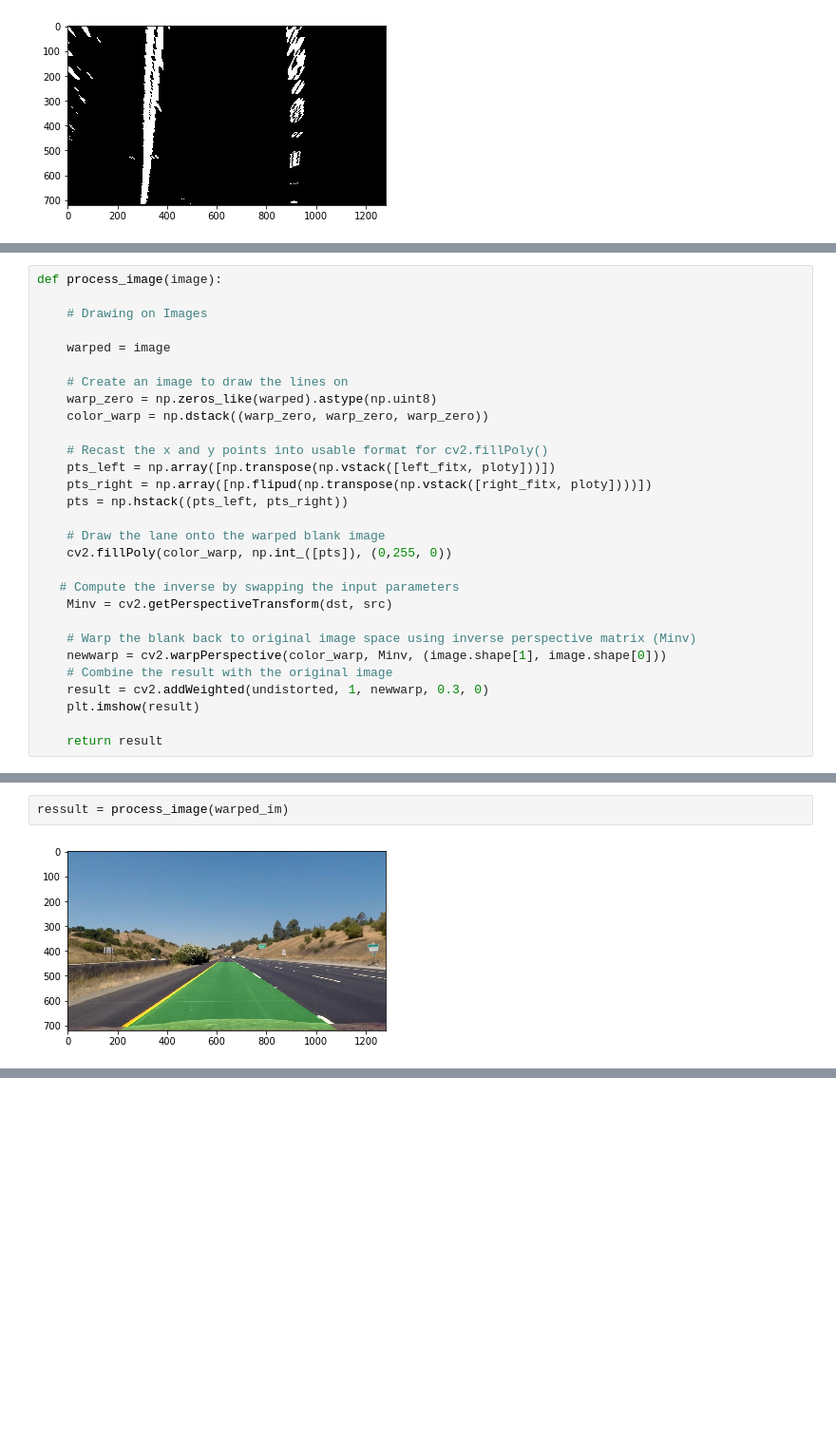
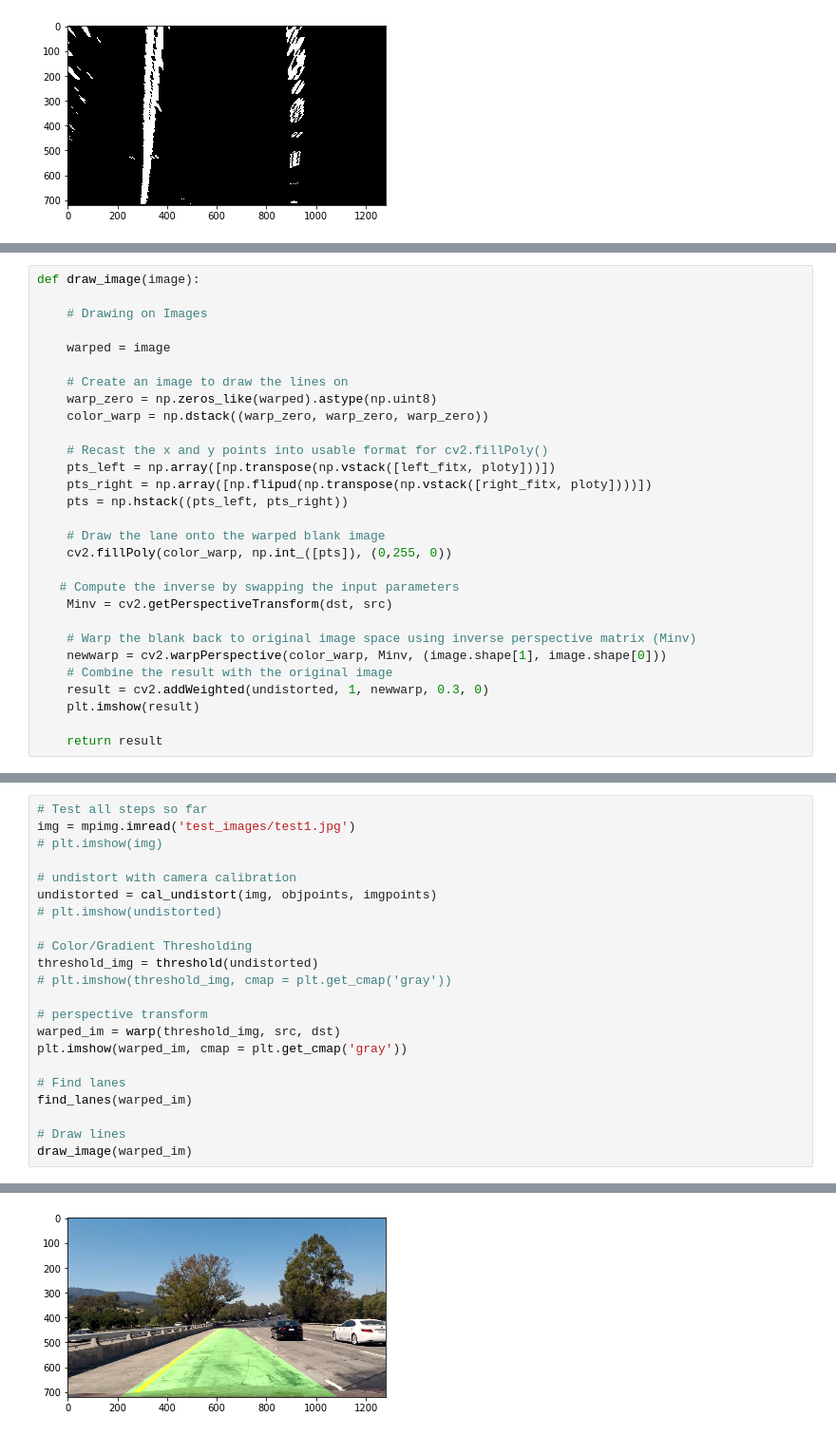
Before and after one commit to hackattendant/Lane-Detection-Python, a Jupyter notebook: Advanced-Lane-Lines.ipynb, the cells around one changed output, grey strips where cells are left out. Shown at 95% size. Saved outputs shown, nothing was run; the diff lists cells and outputs as text; blank space fills up the shorter version.

```diff
--- a/Advanced-Lane-Lines.ipynb
+++ b/Advanced-Lane-Lines.ipynb
@@ -454,5 +364,5 @@ class Line():
 # %%
-def process_image(image):
+def draw_image(image):
 
     # Drawing on Images
 
@@ -505,4 +393,23 @@ array([[[ 83, 137, 184],
-# %%
-ressult = process_image(warped_im)
-# %% [output]
-[figure, removed]
+# %%
+# Test all steps so far
+img = mpimg.imread('test_images/test1.jpg')
+# plt.imshow(img)
+
+# undistort with camera calibration
+undistorted = cal_undistort(img, objpoints, imgpoints)
+# plt.imshow(undistorted)
+
+# Color/Gradient Thresholding
+threshold_img = threshold(undistorted)
+# plt.imshow(threshold_img, cmap = plt.get_cmap('gray'))
+
+# perspective transform
+warped_im = warp(threshold_img, src, dst)
+plt.imshow(warped_im, cmap = plt.get_cmap('gray'))
+
+# Find lanes
+find_lanes(warped_im)
+
+# Draw lines
+draw_image(warped_im)
+# %% [output]
@@ -508,0 +433 @@ ressult = process_image(warped_im)
+[figure, added]
```
Also changed, not shown: parts of 10 cells of this notebook, 1 other file.
